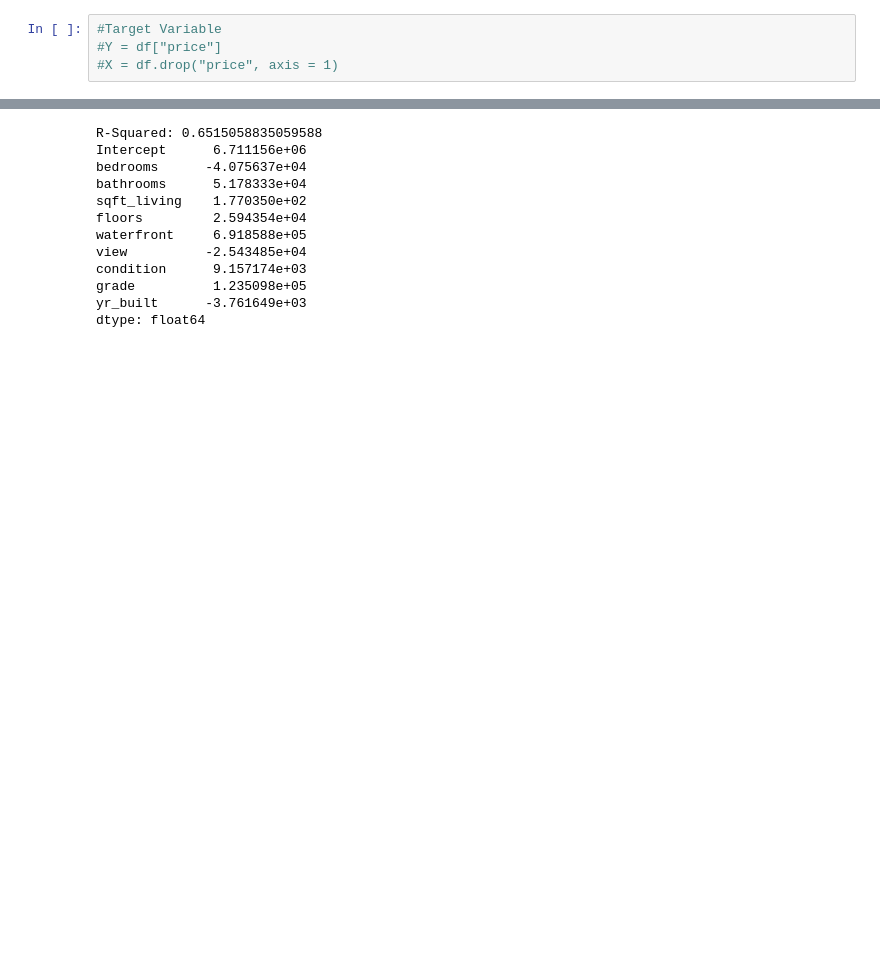
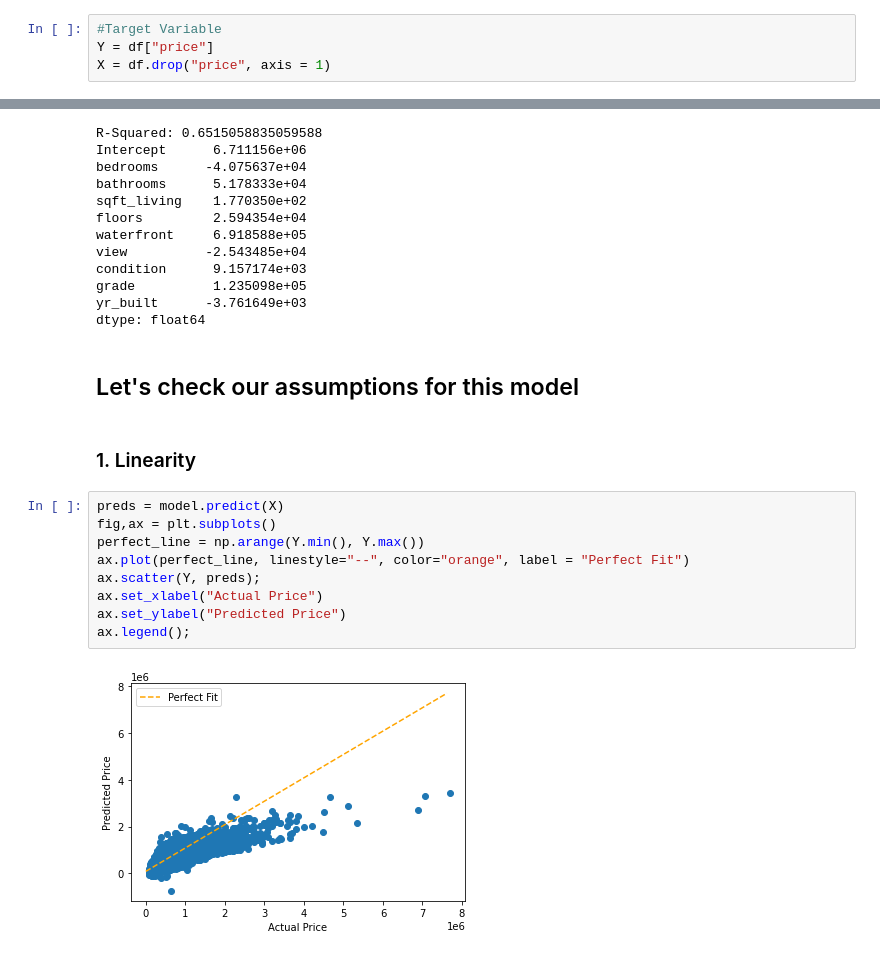
Before and after one commit to aharri123/dsc-phase-2-project-v2-3, a Jupyter notebook: student.ipynb, the cells around one changed output, grey strips where cells are left out. Drawn from its saved outputs; the diff is of its cells as text; blank space fills up the shorter version.

Commit message:
Created new model

```diff
--- a/student.ipynb
+++ b/student.ipynb
@@ -441,7 +445,7 @@ memory usage: 1.0 MB
 # %%
 #Target Variable
-#Y = df["price"]
-#X = df.drop("price", axis = 1)
+Y = df["price"]
+X = df.drop("price", axis = 1)
 # %% [markdown]
 ## Let's build our model
 # %%
@@ -498,3 +501,18 @@ condition      9.157174e+03
 grade          1.235098e+05
 yr_built      -3.761649e+03
 dtype: float64
+# %% [markdown]
+## Let's check our assumptions for this model
+# %% [markdown]
+### 1. Linearity
+# %%
+preds = model.predict(X)
+fig,ax = plt.subplots()
+perfect_line = np.arange(Y.min(), Y.max())
+ax.plot(perfect_line, linestyle="--", color="orange", label = "Perfect Fit")
+ax.scatter(Y, preds);
+ax.set_xlabel("Actual Price")
+ax.set_ylabel("Predicted Price")
+ax.legend();
+# %% [output]
+[figure, added]
```
Also changed, not shown: parts of 18 cells of this notebook.
